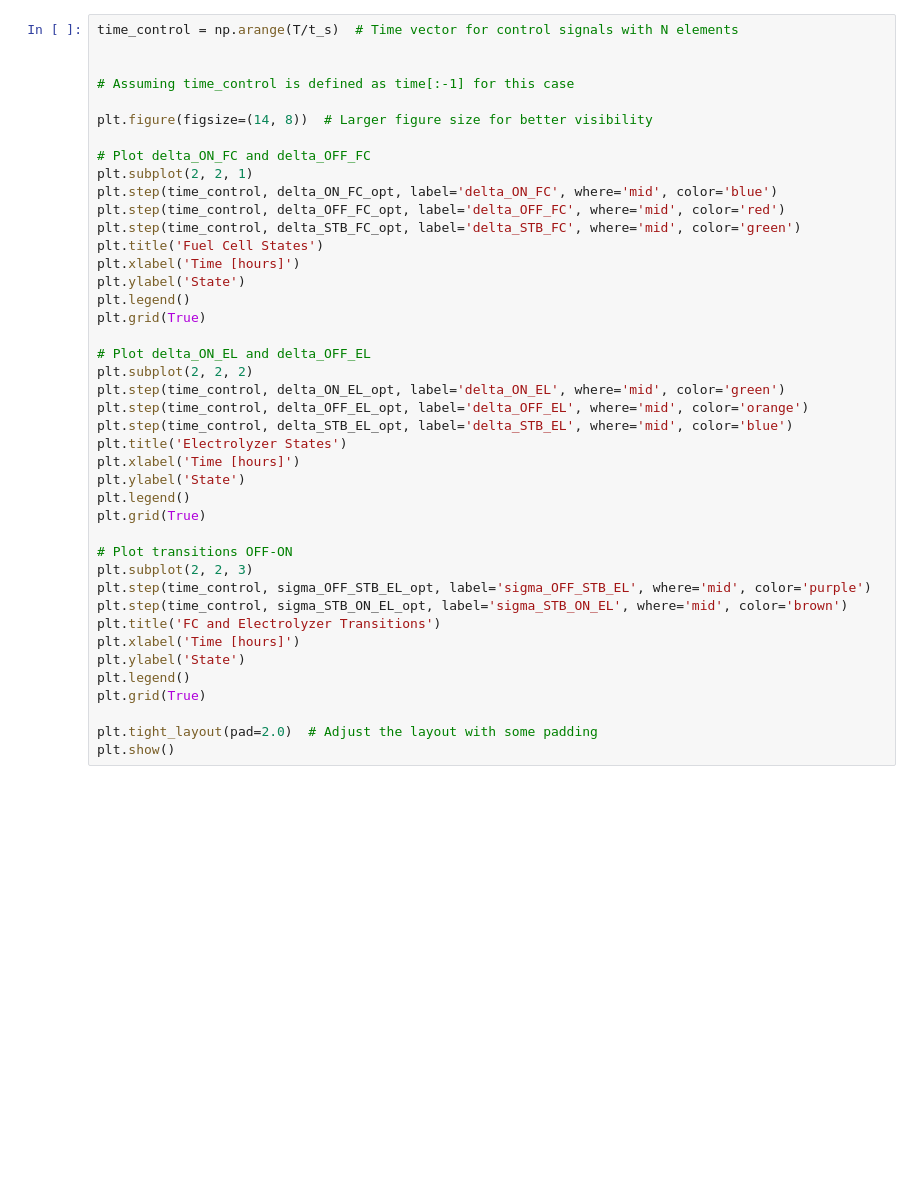
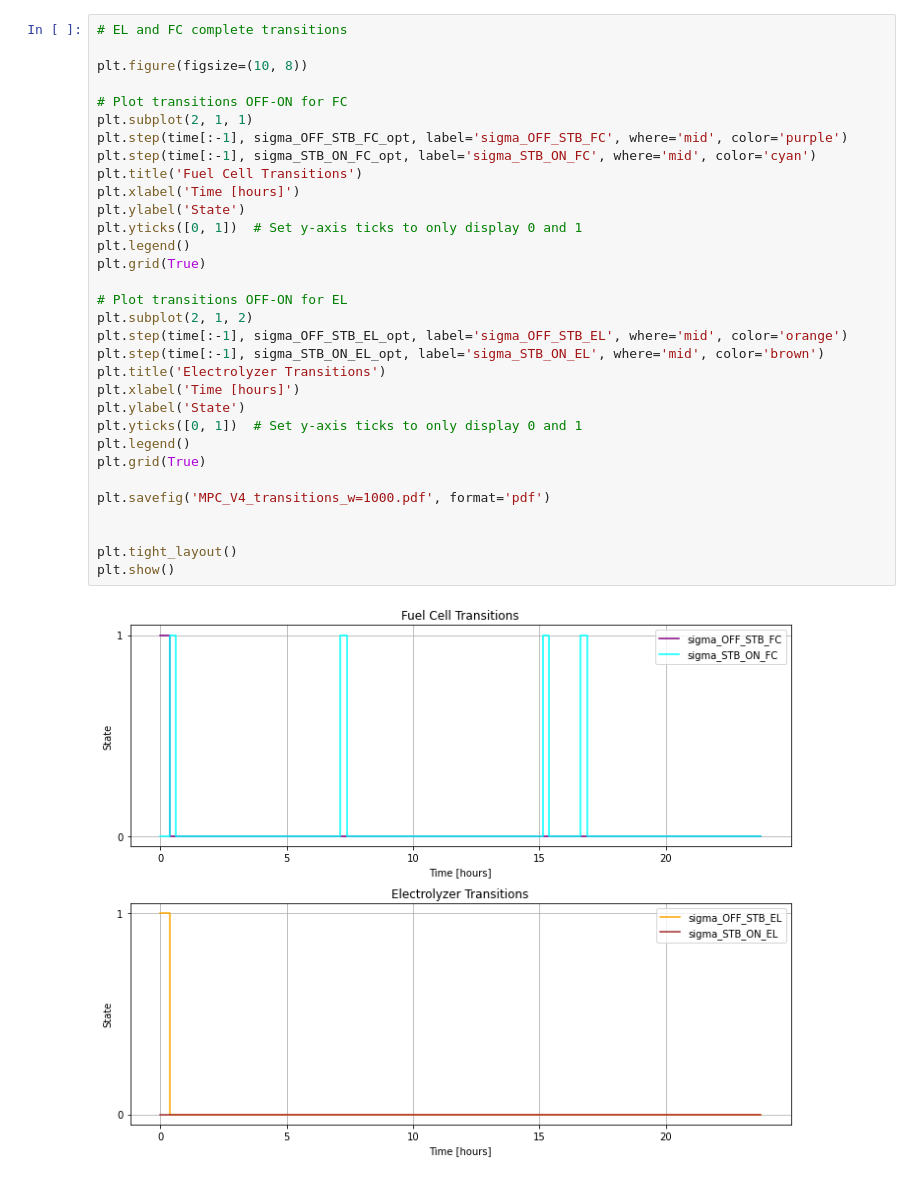
Before and after one commit to AlienorHamoir/hess, a Jupyter notebook: MPC-FMU/MPC_constraints.ipynb, the cells around one changed output. Cells and saved outputs as stored; diff of their text form; blank space fills up the shorter version.

```diff
--- a/MPC-FMU/MPC_constraints.ipynb
+++ b/MPC-FMU/MPC_constraints.ipynb
@@ -1321,42 +1561,34 @@ plt.show()
 # %%
-time_control = np.arange(T/t_s)  # Time vector for control signals with N elements
+# EL and FC complete transitions
 
+plt.figure(figsize=(10, 8))
 
-# Assuming time_control is defined as time[:-1] for this case
-
-plt.figure(figsize=(14, 8))  # Larger figure size for better visibility
-
-# Plot delta_ON_FC and delta_OFF_FC
-plt.subplot(2, 2, 1)
-plt.step(time_control, delta_ON_FC_opt, label='delta_ON_FC', where='mid', color='blue')
-plt.step(time_control, delta_OFF_FC_opt, label='delta_OFF_FC', where='mid', color='red')
-plt.step(time_control, delta_STB_FC_opt, label='delta_STB_FC', where='mid', color='green')
-plt.title('Fuel Cell States')
+# Plot transitions OFF-ON for FC
+plt.subplot(2, 1, 1)
+plt.step(time[:-1], sigma_OFF_STB_FC_opt, label='sigma_OFF_STB_FC', where='mid', color='purple')
+plt.step(time[:-1], sigma_STB_ON_FC_opt, label='sigma_STB_ON_FC', where='mid', color='cyan')
+plt.title('Fuel Cell Transitions')
 plt.xlabel('Time [hours]')
 plt.ylabel('State')
+plt.yticks([0, 1])  # Set y-axis ticks to only display 0 and 1
 plt.legend()
 plt.grid(True)
 
-# Plot delta_ON_EL and delta_OFF_EL
-plt.subplot(2, 2, 2)
-plt.step(time_control, delta_ON_EL_opt, label='delta_ON_EL', where='mid', color='green')
-plt.step(time_control, delta_OFF_EL_opt, label='delta_OFF_EL', where='mid', color='orange')
-plt.step(time_control, delta_STB_EL_opt, label='delta_STB_EL', where='mid', color='blue')
-plt.title('Electrolyzer States')
+# Plot transitions OFF-ON for EL
+plt.subplot(2, 1, 2)
+plt.step(time[:-1], sigma_OFF_STB_EL_opt, label='sigma_OFF_STB_EL', where='mid', color='orange')
+plt.step(time[:-1], sigma_STB_ON_EL_opt, label='sigma_STB_ON_EL', where='mid', color='brown')
+plt.title('Electrolyzer Transitions')
 plt.xlabel('Time [hours]')
 plt.ylabel('State')
+plt.yticks([0, 1])  # Set y-axis ticks to only display 0 and 1
 plt.legend()
 plt.grid(True)
 
-# Plot transitions OFF-ON
-plt.subplot(2, 2, 3)
-plt.step(time_control, sigma_OFF_STB_EL_opt, label='sigma_OFF_STB_EL', where='mid', color='purple')
-plt.step(time_control, sigma_STB_ON_EL_opt, label='sigma_STB_ON_EL', where='mid', color='brown')
-plt.title('FC and Electrolyzer Transitions')
-plt.xlabel('Time [hours]')
-plt.ylabel('State')
-plt.legend()
-plt.grid(True)
+plt.savefig('MPC_V4_transitions_w=1000.pdf', format='pdf')
 
-plt.tight_layout(pad=2.0)  # Adjust the layout with some padding
+
+plt.tight_layout()
 plt.show()
+# %% [output]
+[figure, added]
```
Also changed, not shown: parts of 21 cells of this notebook, 1 other file.
